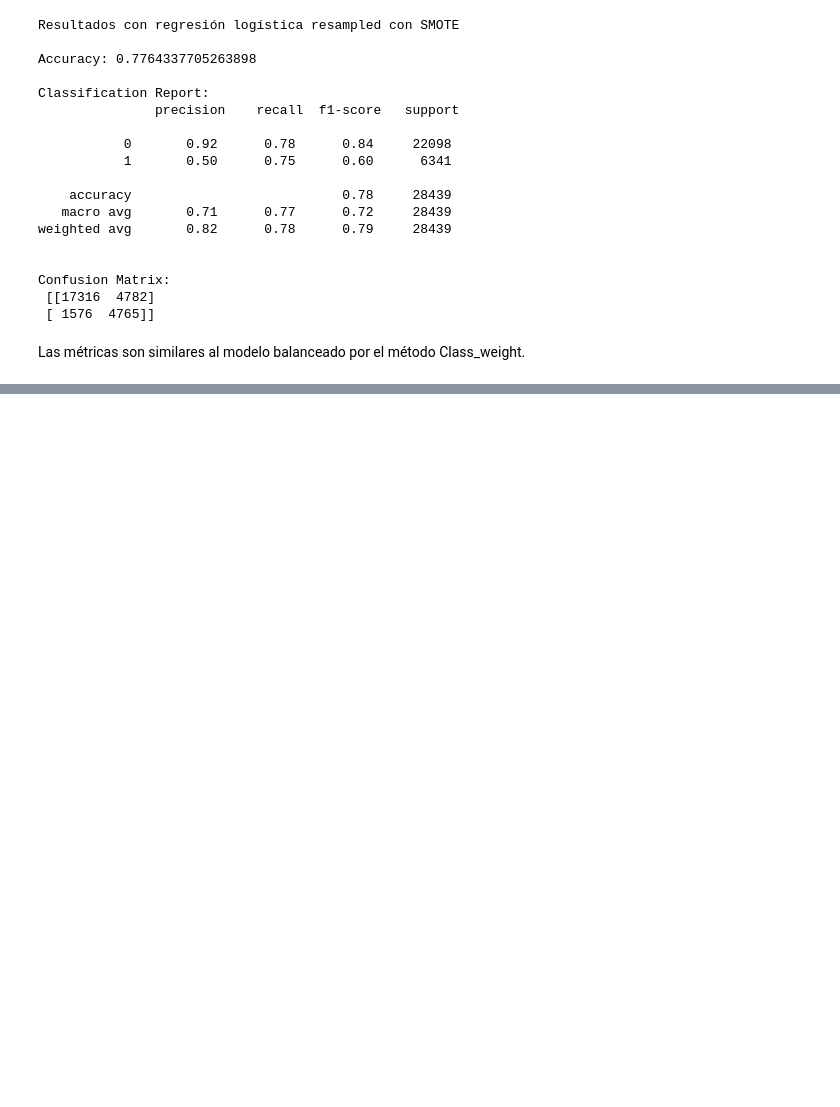
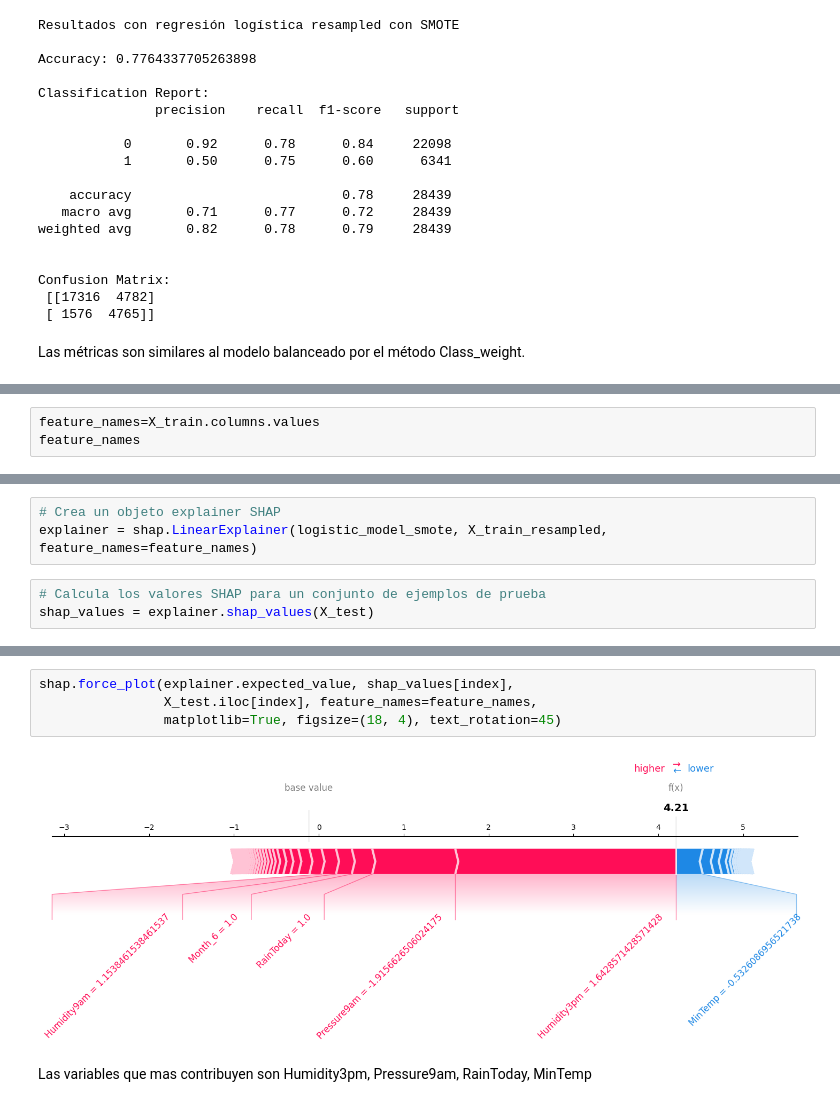
Before and after one commit to CaterinaMartinezD/AA1-TUIA-Casado-MartinezDufour, a Jupyter notebook: TP-clasificacion-AA1.ipynb, the cells around one changed output, grey strips where cells are left out. Cells and saved outputs as stored; diff of their text form; blank space fills up the shorter version.

```diff
--- a/TP-clasificacion-AA1.ipynb
+++ b/TP-clasificacion-AA1.ipynb
@@ -1458,0 +1455,3 @@ Las métricas son similares al modelo balanceado por el método Class_weight.
+# %%
+feature_names=X_train.columns.values
+feature_names
@@ -1458,0 +1508,6 @@ Las métricas son similares al modelo balanceado por el método Class_weight.
+# %%
+# Crea un objeto explainer SHAP
+explainer = shap.LinearExplainer(logistic_model_smote, X_train_resampled, feature_names=feature_names)
+# %%
+# Calcula los valores SHAP para un conjunto de ejemplos de prueba
+shap_values = explainer.shap_values(X_test)
@@ -1458,0 +1557,8 @@ Las métricas son similares al modelo balanceado por el método Class_weight.
+# %%
+shap.force_plot(explainer.expected_value, shap_values[index],
+                X_test.iloc[index], feature_names=feature_names,
+                matplotlib=True, figsize=(18, 4), text_rotation=45)
+# %% [output]
+[figure, added]
+# %% [markdown]
+Las variables que mas contribuyen son Humidity3pm, Pressure9am, RainToday, MinTemp
```
Also changed, not shown: parts of 21 cells of this notebook, 1 other file.
